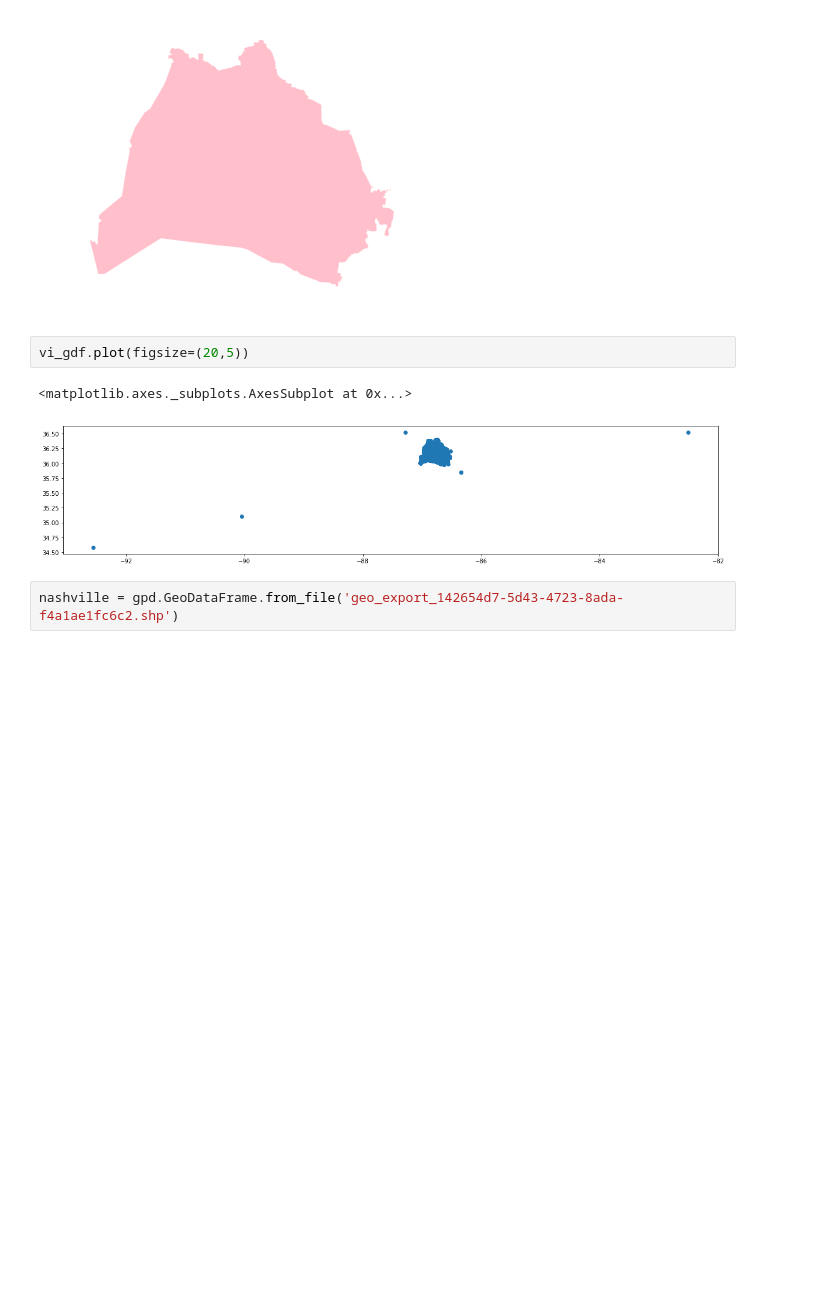
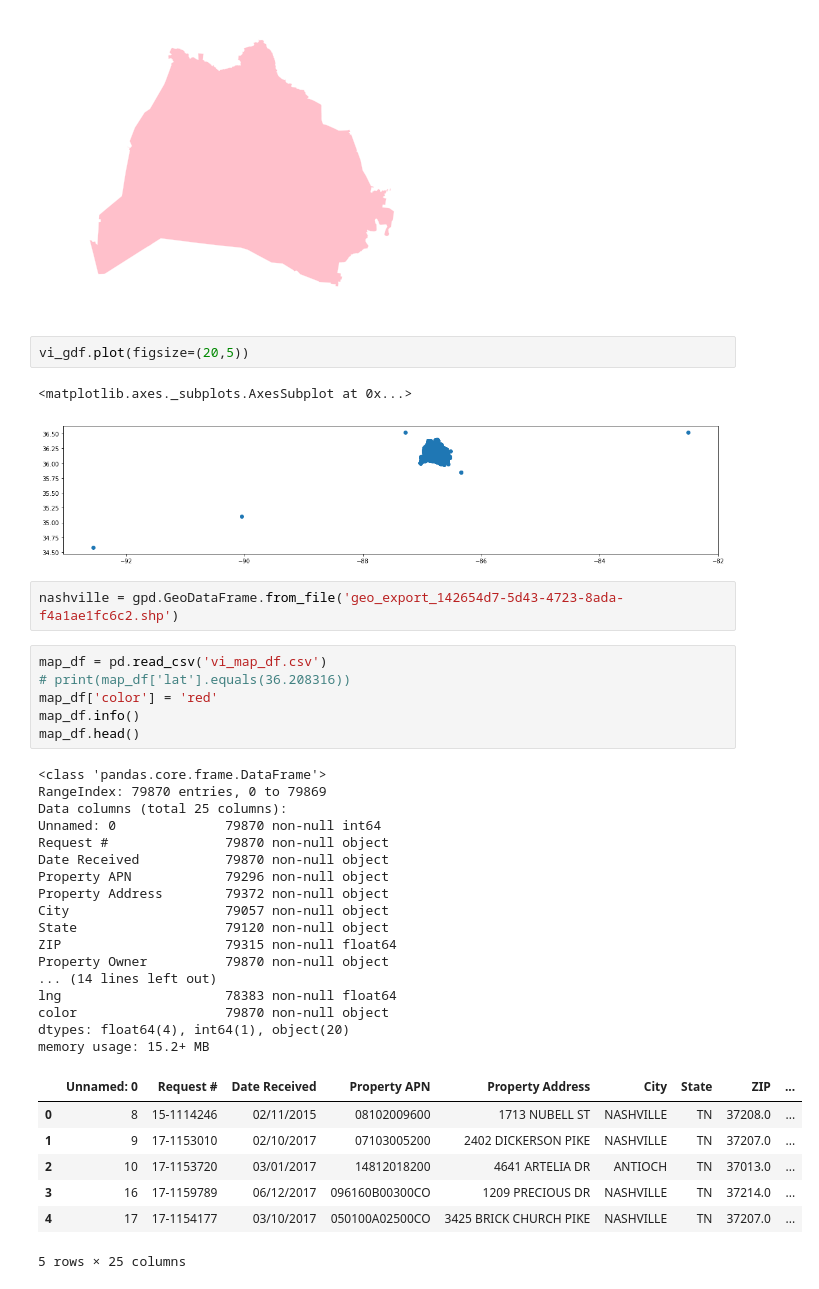
Before and after one commit to shrutijalewar/data-question-2-xtreme-united, a Jupyter notebook: data-ques-2.ipynb, the cells around one changed output. Drawn from its saved outputs; the diff is of its cells as text; blank space fills up the shorter version.

```diff
--- a/data-ques-2.ipynb
+++ b/data-ques-2.ipynb
@@ -651,3 +687,34 @@ vi_gdf.plot(figsize=(20,5))
 [figure]
 # %%
 nashville = gpd.GeoDataFrame.from_file('geo_export_142654d7-5d43-4723-8ada-f4a1ae1fc6c2.shp')
+# %%
+map_df = pd.read_csv('vi_map_df.csv')
+# print(map_df['lat'].equals(36.208316))
+map_df['color'] = 'red'
+map_df.info()
+map_df.head()
+# %% [output]
+<class 'pandas.core.frame.DataFrame'>
+RangeIndex: 79870 entries, 0 to 79869
+Data columns (total 25 columns):
+Unnamed: 0              79870 non-null int64
+Request #               79870 non-null object
+Date Received           79870 non-null object
+Property APN            79296 non-null object
+Property Address        79372 non-null object
+City                    79057 non-null object
+State                   79120 non-null object
+ZIP                     79315 non-null float64
+Property Owner          79870 non-null object
+... (14 lines left out)
+lng                     78383 non-null float64
+color                   79870 non-null object
+dtypes: float64(4), int64(1), object(20)
+memory usage: 15.2+ MB
+|  | Unnamed: 0 | Request # | Date Received | Property APN | Property Address | City | State | ZIP | ... |
+| 0 | 8 | 15-1114246 | 02/11/2015 | 08102009600 | 1713 NUBELL ST | NASHVILLE | TN | 37208.0 | ... |
+| 1 | 9 | 17-1153010 | 02/10/2017 | 07103005200 | 2402 DICKERSON PIKE | NASHVILLE | TN | 37207.0 | ... |
+| 2 | 10 | 17-1153720 | 03/01/2017 | 14812018200 | 4641 ARTELIA DR | ANTIOCH | TN | 37013.0 | ... |
+| 3 | 16 | 17-1159789 | 06/12/2017 | 096160B00300CO | 1209 PRECIOUS DR | NASHVILLE | TN | 37214.0 | ... |
+| 4 | 17 | 17-1154177 | 03/10/2017 | 050100A02500CO | 3425 BRICK CHURCH PIKE | NASHVILLE | TN | 37207.0 | ... |
+5 rows × 25 columns
```
Also changed, not shown: parts of 10 cells of this notebook, 5 other files.
